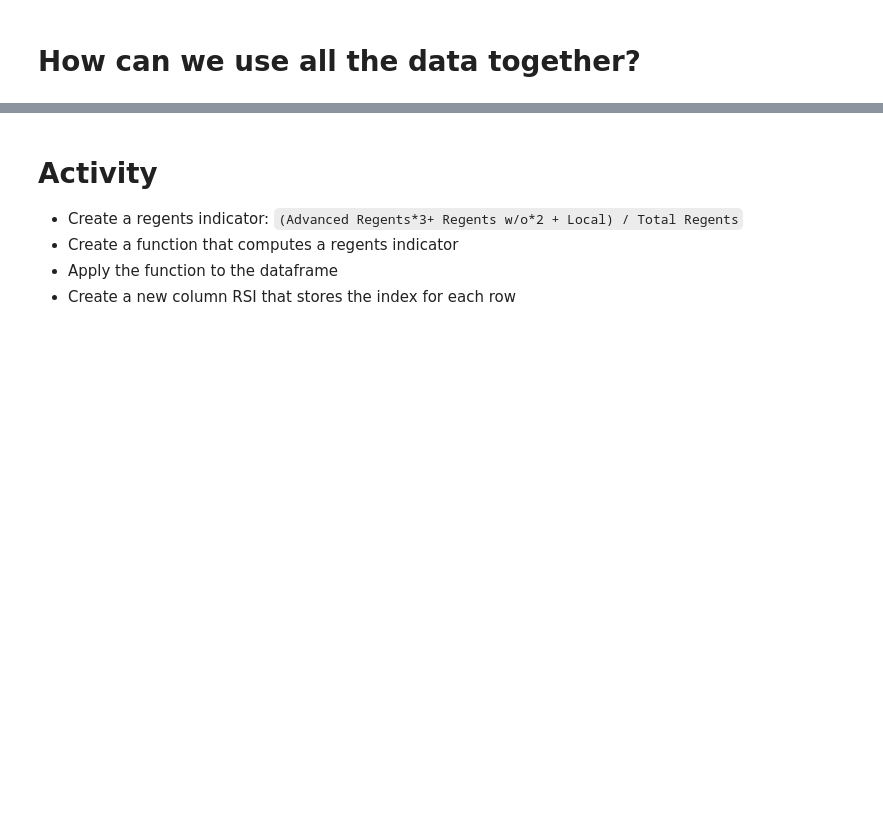
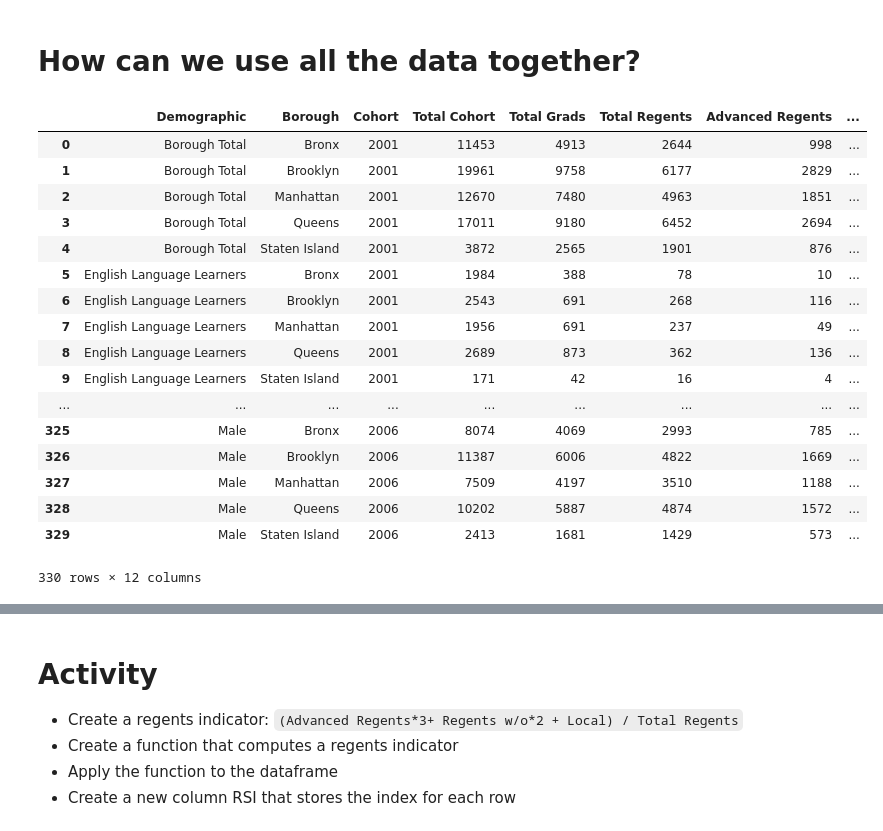
Before and after one commit to GCDigitalFellows/gcdri_ts_cat_ml, a Jupyter notebook: grad.ipynb, the cells around one changed output, grey strips where cells are left out. Cells and saved outputs as stored; diff of their text form; code cells hidden in the pictures; blank space fills up the shorter version.

```diff
--- a/grad.ipynb
+++ b/grad.ipynb
@@ -123,7 +371,27 @@ percent.head()
 # %%
 #make new column
 df["percent graduated"]=df['Total Grads']/df['Total Cohort']
-df.head()
+df.to_csv("my_csv.csv")
+df
+# %% [output]
+|  | Demographic | Borough | Cohort | Total Cohort | Total Grads | Total Regents | Advanced Regents | ... |
+| 0 | Borough Total | Bronx | 2001 | 11453 | 4913 | 2644 | 998 | ... |
+| 1 | Borough Total | Brooklyn | 2001 | 19961 | 9758 | 6177 | 2829 | ... |
+| 2 | Borough Total | Manhattan | 2001 | 12670 | 7480 | 4963 | 1851 | ... |
+| 3 | Borough Total | Queens | 2001 | 17011 | 9180 | 6452 | 2694 | ... |
+| 4 | Borough Total | Staten Island | 2001 | 3872 | 2565 | 1901 | 876 | ... |
+| 5 | English Language Learners | Bronx | 2001 | 1984 | 388 | 78 | 10 | ... |
+| 6 | English Language Learners | Brooklyn | 2001 | 2543 | 691 | 268 | 116 | ... |
+| 7 | English Language Learners | Manhattan | 2001 | 1956 | 691 | 237 | 49 | ... |
+| 8 | English Language Learners | Queens | 2001 | 2689 | 873 | 362 | 136 | ... |
+| 9 | English Language Learners | Staten Island | 2001 | 171 | 42 | 16 | 4 | ... |
+| ... | ... | ... | ... | ... | ... | ... | ... | ... |
+| 325 | Male | Bronx | 2006 | 8074 | 4069 | 2993 | 785 | ... |
+| 326 | Male | Brooklyn | 2006 | 11387 | 6006 | 4822 | 1669 | ... |
+| 327 | Male | Manhattan | 2006 | 7509 | 4197 | 3510 | 1188 | ... |
+| 328 | Male | Queens | 2006 | 10202 | 5887 | 4874 | 1572 | ... |
+| 329 | Male | Staten Island | 2006 | 2413 | 1681 | 1429 | 573 | ... |
+330 rows × 12 columns
 # %%
 #What about more complicated computations?
 def GSI(indicators):
```
Also changed, not shown: parts of 42 cells of this notebook, 1 other file.
